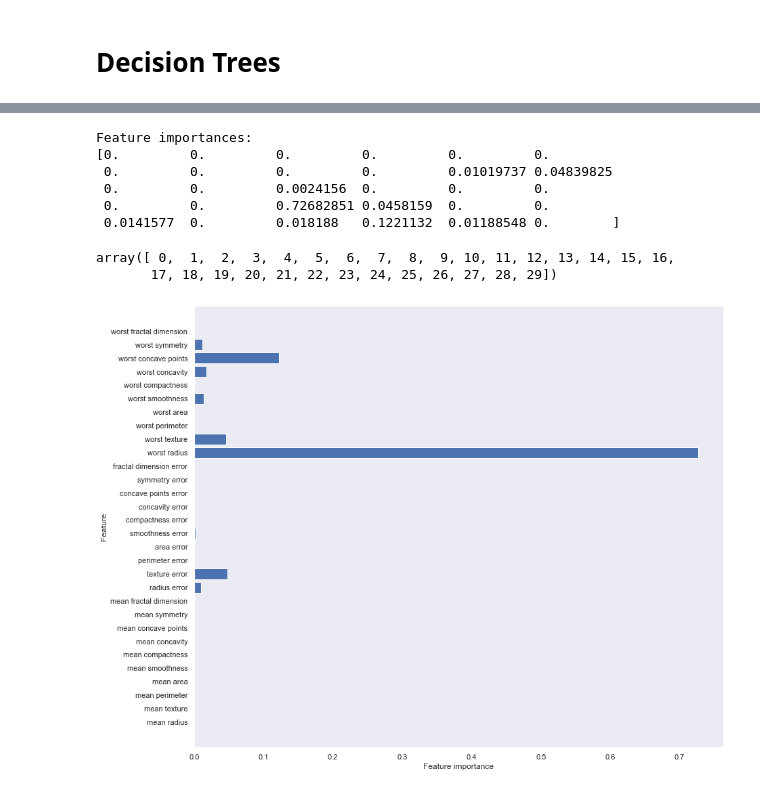
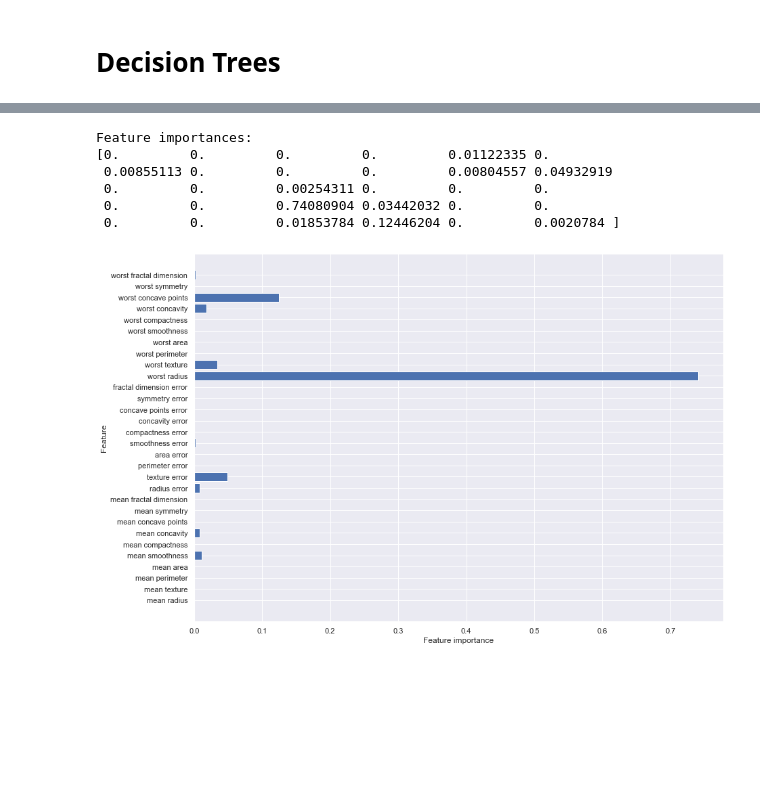
Before and after one commit to Rasel-25/Book-s-Code, a Jupyter notebook: Introduction to Machine Learning with Python/CHAPTER 2 ( Supervised Learning ).ipynb, the cells around one changed output, grey strips where cells are left out. Cells and saved outputs as stored; diff of their text form; code cells hidden in the pictures; blank space fills up the shorter version.

```diff
--- a/Introduction to Machine Learning with Python/CHAPTER 2 ( Supervised Learning ).ipynb
+++ b/Introduction to Machine Learning with Python/CHAPTER 2 ( Supervised Learning ).ipynb
@@ -816,5 +806,5 @@ Accuracy on test set: 0.937
 # %%
-tree = DecisionTreeClassifier(max_depth=4, random_state=0)
+tree = DecisionTreeClassifier( min_samples_leaf=4, random_state=0)
 tree.fit(X_train, y_train)
 print("Accuracy on training set: {:.3f}".format(tree.score(X_train, y_train)))
 print("Accuracy on test set: {:.3f}".format(tree.score(X_test, y_test)))
@@ -856,25 +846,21 @@ plot_tree(tree, class_names=["malignant", "benign"],feature_names=cancer.feature
 print("Feature importances:\n{}".format(tree.feature_importances_))
 # %% [output]
 Feature importances:
-[0.         0.         0.         0.         0.         0.
- 0.         0.         0.         0.         0.01019737 0.04839825
- 0.         0.         0.0024156  0.         0.         0.
- 0.         0.         0.72682851 0.0458159  0.         0.
- 0.0141577  0.         0.018188   0.1221132  0.01188548 0.        ]
+[0.         0.         0.         0.         0.01122335 0.
+ 0.00855113 0.         0.         0.         0.00804557 0.04932919
+ 0.         0.         0.00254311 0.         0.         0.
+ 0.         0.         0.74080904 0.03442032 0.         0.
+ 0.         0.         0.01853784 0.12446204 0.         0.0020784 ]
-# %%
-n_features = cancer.data.shape[1]
-np.arange(n_features)
-# %% [output]
-array([ 0,  1,  2,  3,  4,  5,  6,  7,  8,  9, 10, 11, 12, 13, 14, 15, 16,
-       17, 18, 19, 20, 21, 22, 23, 24, 25, 26, 27, 28, 29])
 # %%
+
 def plot_feature_importances_cancer(model):
-    plt.figure(figsize=(14,12))
+    plt.figure(figsize=(14,10))
     n_features = cancer.data.shape[1]
     plt.barh(range(n_features), model.feature_importances_, align='center')
     plt.yticks(np.arange(n_features), cancer.feature_names)
     plt.xlabel("Feature importance")
     plt.ylabel("Feature")
+    plt.grid()
 plot_feature_importances_cancer(tree)
 # %% [output]
-[figure, old version]
+[figure, new version]
```
Also changed, not shown: parts of 40 cells of this notebook, 3 other files.
